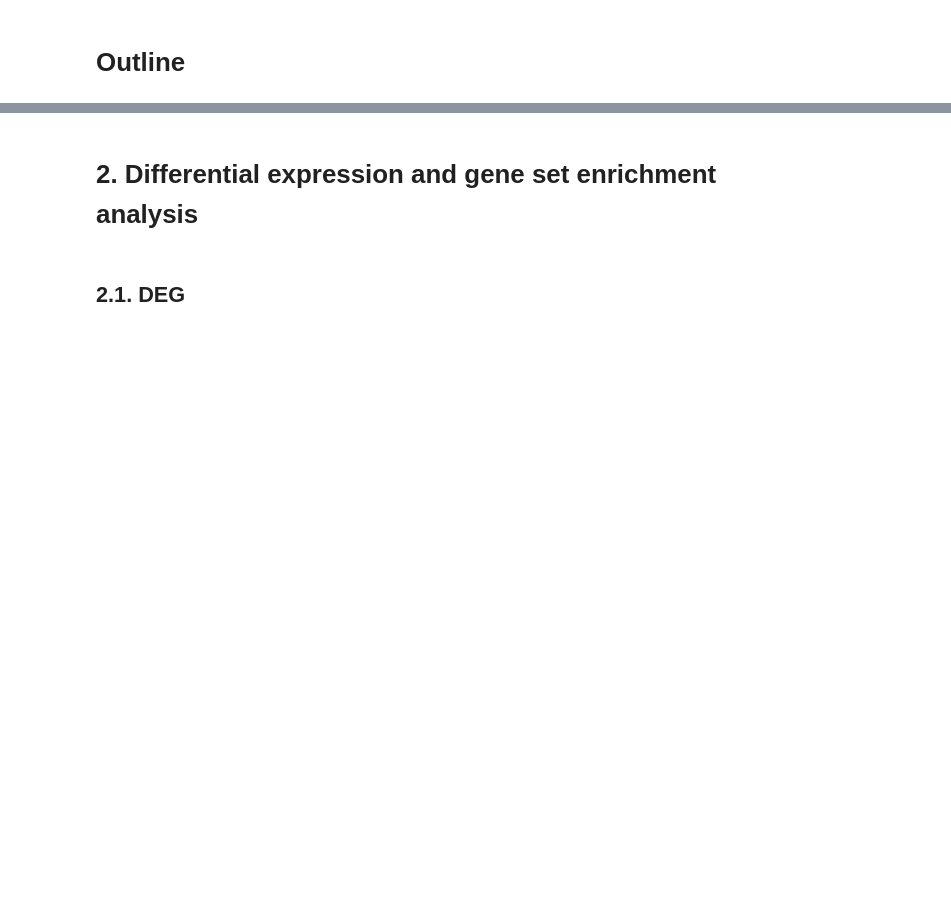
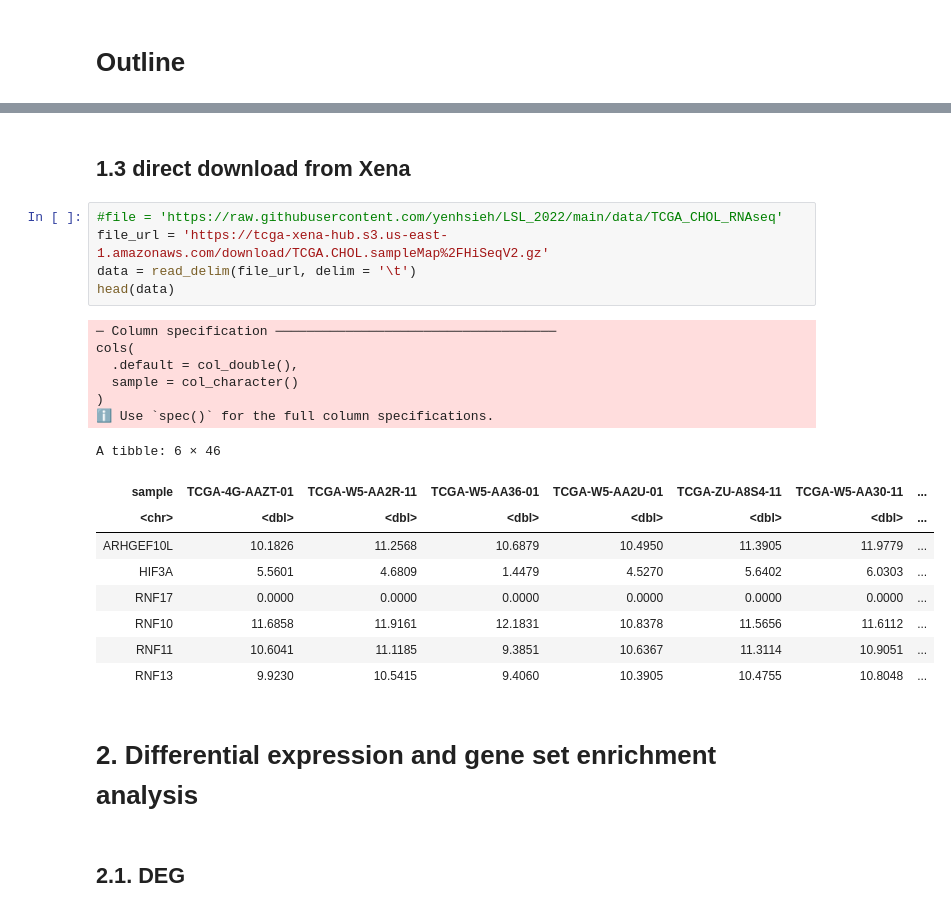
Before and after one commit to yenhsieh/LSL_2022, a Jupyter notebook: 02_from Xena to DEG.ipynb, the cells around one changed output, grey strips where cells are left out. Saved outputs shown, nothing was run; the diff lists cells and outputs as text; blank space fills up the shorter version.

```diff
--- a/02_from Xena to DEG.ipynb
+++ b/02_from Xena to DEG.ipynb
@@ -16,3 +151,26 @@ head(XenaData)
+# %% [markdown]
+## 1.3 direct download from Xena
+# %%
+#file = 'https://raw.githubusercontent.com/yenhsieh/LSL_2022/main/data/TCGA_CHOL_RNAseq'
+file_url = 'https://tcga-xena-hub.s3.us-east-1.amazonaws.com/download/TCGA.CHOL.sampleMap%2FHiSeqV2.gz'
+data = read_delim(file_url, delim = '\t')
+head(data)
+# %% [output]
+─ Column specification ────────────────────────────────────
+cols(
+  .default = col_double(),
+  sample = col_character()
+)
+ℹ Use `spec()` for the full column specifications.
+A tibble: 6 × 46
+| sample | TCGA-4G-AAZT-01 | TCGA-W5-AA2R-11 | TCGA-W5-AA36-01 | TCGA-W5-AA2U-01 | TCGA-ZU-A8S4-11 | TCGA-W5-AA30-11 | ... |
+| <chr> | <dbl> | <dbl> | <dbl> | <dbl> | <dbl> | <dbl> | ... |
+| ARHGEF10L | 10.1826 | 11.2568 | 10.6879 | 10.4950 | 11.3905 | 11.9779 | ... |
+| HIF3A | 5.5601 | 4.6809 | 1.4479 | 4.5270 | 5.6402 | 6.0303 | ... |
+| RNF17 | 0.0000 | 0.0000 | 0.0000 | 0.0000 | 0.0000 | 0.0000 | ... |
+| RNF10 | 11.6858 | 11.9161 | 12.1831 | 10.8378 | 11.5656 | 11.6112 | ... |
+| RNF11 | 10.6041 | 11.1185 | 9.3851 | 10.6367 | 11.3114 | 10.9051 | ... |
+| RNF13 | 9.9230 | 10.5415 | 9.4060 | 10.3905 | 10.4755 | 10.8048 | ... |
 # %% [markdown]
 # 2. Differential expression and gene set enrichment analysis
 # %% [markdown]
```
Also changed, not shown: parts of 28 cells of this notebook.
